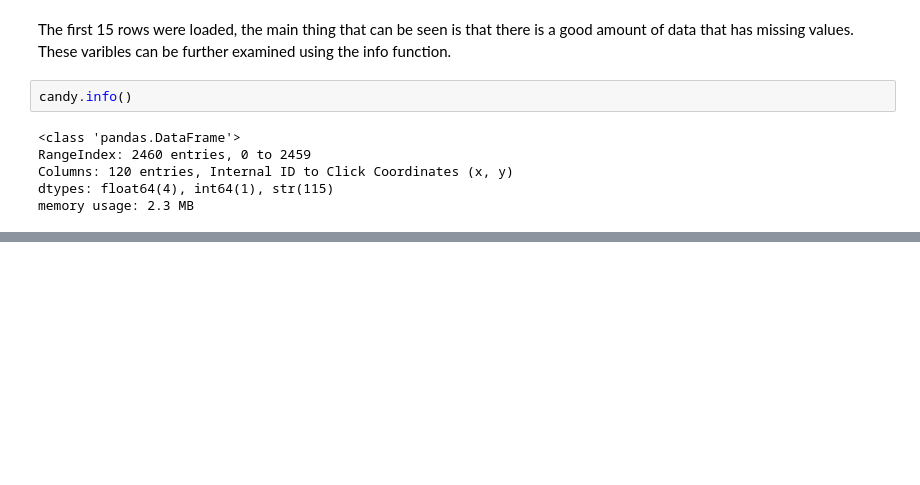
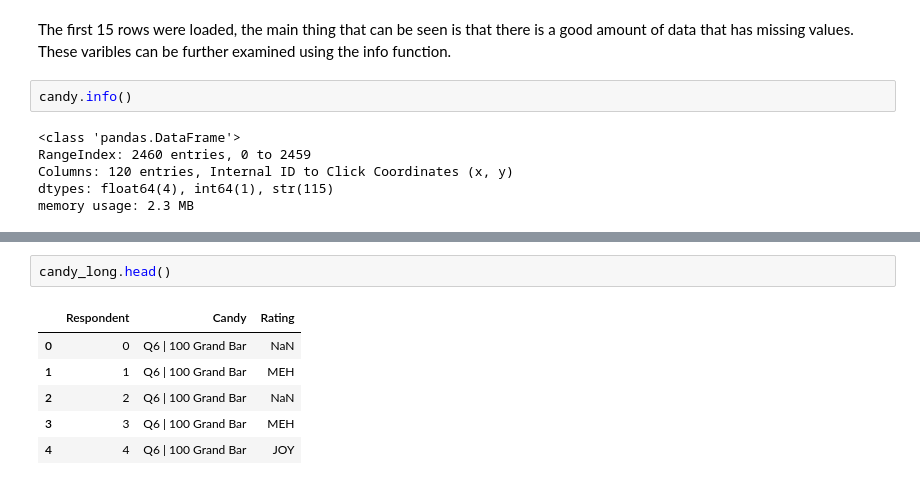
Before and after one commit to ro-rro/Data-Preparation, a Jupyter notebook: Weeks 7 & 8 Exercise .ipynb, the cells around one changed output, grey strips where cells are left out. Saved outputs shown, nothing was run; the diff lists cells and outputs as text; blank space fills up the shorter version.

```diff
--- a/Weeks 7 & 8 Exercise .ipynb
+++ b/Weeks 7 & 8 Exercise .ipynb
@@ -46,0 +126,9 @@ One interesting thing about this dataset is that there are 120 columns/varibles.
+# %%
+candy_long.head()
+# %% [output]
+|  | Respondent | Candy | Rating |
+| 0 | 0 | Q6 | 100 Grand Bar | NaN |
+| 1 | 1 | Q6 | 100 Grand Bar | MEH |
+| 2 | 2 | Q6 | 100 Grand Bar | NaN |
+| 3 | 3 | Q6 | 100 Grand Bar | MEH |
+| 4 | 4 | Q6 | 100 Grand Bar | JOY |
```
Also changed, not shown: parts of 25 cells of this notebook.
